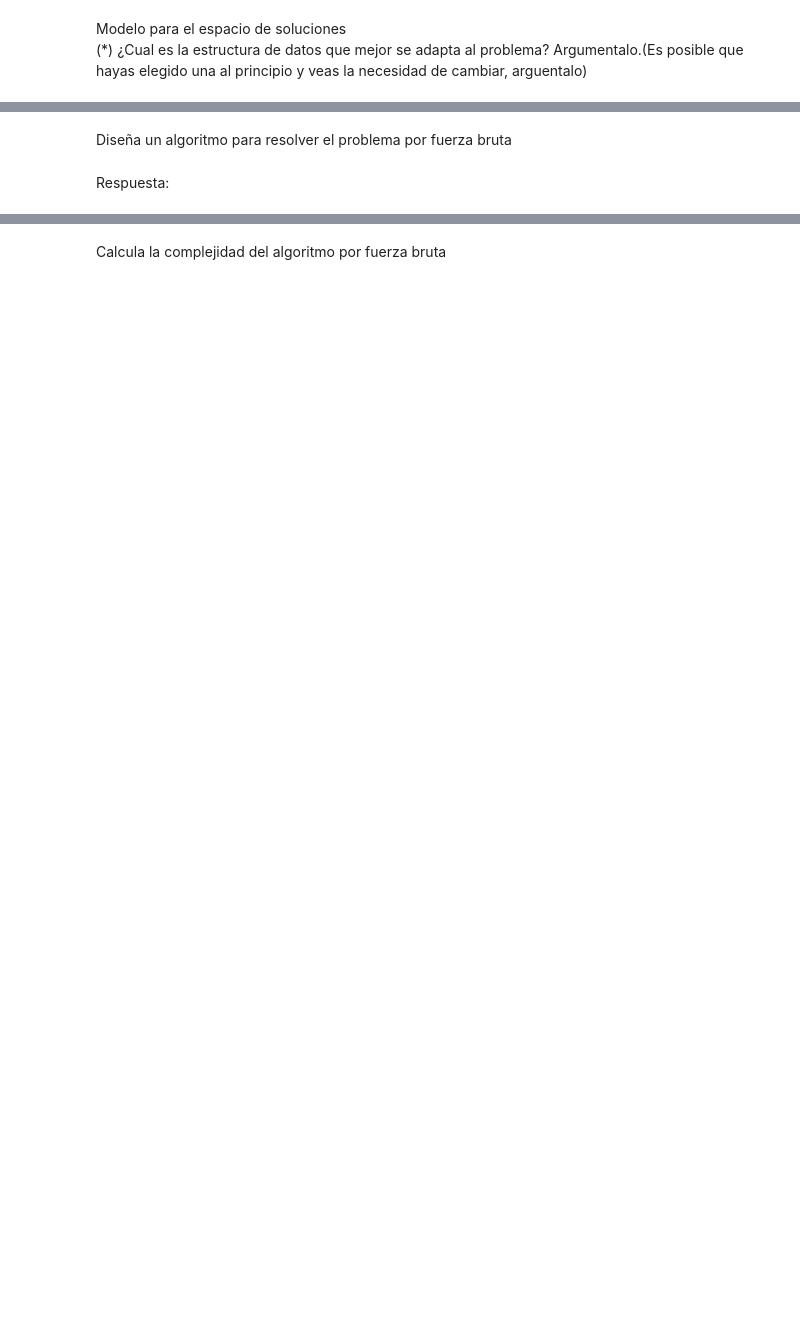
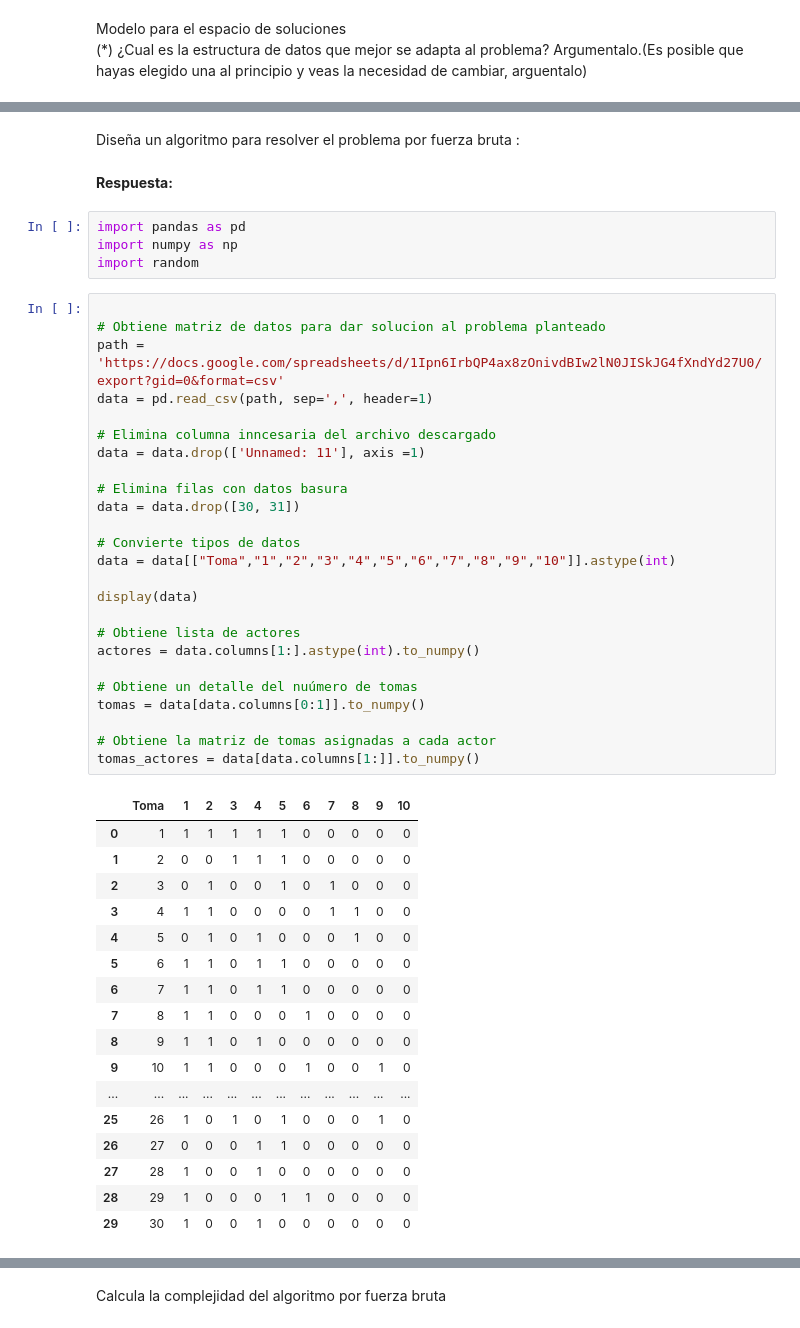
Before and after one commit to ljham/03MIAR_ALG_OPTZ, a Jupyter notebook: SEMINARIO/Seminario_Algoritmos.ipynb, the cells around one changed output, grey strips where cells are left out. Cells and saved outputs as stored; diff of their text form; blank space fills up the shorter version.

```diff
--- a/SEMINARIO/Seminario_Algoritmos.ipynb
+++ b/SEMINARIO/Seminario_Algoritmos.ipynb
@@ -41,4 +97,51 @@ Respuesta:
 # %% [markdown]
-Diseña un algoritmo para resolver el problema por fuerza bruta
+Diseña un algoritmo para resolver el problema por fuerza bruta :
-# %% [markdown]
-Respuesta:
+# %% [markdown]
+__Respuesta:__
+# %%
+import pandas as pd
+import numpy as np
+import random
+# %%
+
+# Obtiene matriz de datos para dar solucion al problema planteado
+path = 'https://docs.google.com/spreadsheets/d/1Ipn6IrbQP4ax8zOnivdBIw2lN0JISkJG4fXndYd27U0/export?gid=0&format=csv'
+data = pd.read_csv(path, sep=',', header=1)
+
+# Elimina columna inncesaria del archivo descargado
+data = data.drop(['Unnamed: 11'], axis =1)
+
+# Elimina filas con datos basura
+data = data.drop([30, 31])
+
+# Convierte tipos de datos
+data = data[["Toma","1","2","3","4","5","6","7","8","9","10"]].astype(int)
+
+display(data)
+
+# Obtiene lista de actores
+actores = data.columns[1:].astype(int).to_numpy()
+
+# Obtiene un detalle del nuúmero de tomas
+tomas = data[data.columns[0:1]].to_numpy()
+
+# Obtiene la matriz de tomas asignadas a cada actor
+tomas_actores = data[data.columns[1:]].to_numpy()
+# %% [output]
+|  | Toma | 1 | 2 | 3 | 4 | 5 | 6 | 7 | 8 | 9 | 10 |
+| 0 | 1 | 1 | 1 | 1 | 1 | 1 | 0 | 0 | 0 | 0 | 0 |
+| 1 | 2 | 0 | 0 | 1 | 1 | 1 | 0 | 0 | 0 | 0 | 0 |
+| 2 | 3 | 0 | 1 | 0 | 0 | 1 | 0 | 1 | 0 | 0 | 0 |
+| 3 | 4 | 1 | 1 | 0 | 0 | 0 | 0 | 1 | 1 | 0 | 0 |
+| 4 | 5 | 0 | 1 | 0 | 1 | 0 | 0 | 0 | 1 | 0 | 0 |
+| 5 | 6 | 1 | 1 | 0 | 1 | 1 | 0 | 0 | 0 | 0 | 0 |
+| 6 | 7 | 1 | 1 | 0 | 1 | 1 | 0 | 0 | 0 | 0 | 0 |
+| 7 | 8 | 1 | 1 | 0 | 0 | 0 | 1 | 0 | 0 | 0 | 0 |
+| 8 | 9 | 1 | 1 | 0 | 1 | 0 | 0 | 0 | 0 | 0 | 0 |
+| 9 | 10 | 1 | 1 | 0 | 0 | 0 | 1 | 0 | 0 | 1 | 0 |
+| ... | ... | ... | ... | ... | ... | ... | ... | ... | ... | ... | ... |
+| 25 | 26 | 1 | 0 | 1 | 0 | 1 | 0 | 0 | 0 | 1 | 0 |
+| 26 | 27 | 0 | 0 | 0 | 1 | 1 | 0 | 0 | 0 | 0 | 0 |
+| 27 | 28 | 1 | 0 | 0 | 1 | 0 | 0 | 0 | 0 | 0 | 0 |
+| 28 | 29 | 1 | 0 | 0 | 0 | 1 | 1 | 0 | 0 | 0 | 0 |
+| 29 | 30 | 1 | 0 | 0 | 1 | 0 | 0 | 0 | 0 | 0 | 0 |
```
Also changed, not shown: parts of 24 cells of this notebook, 5 other files.
